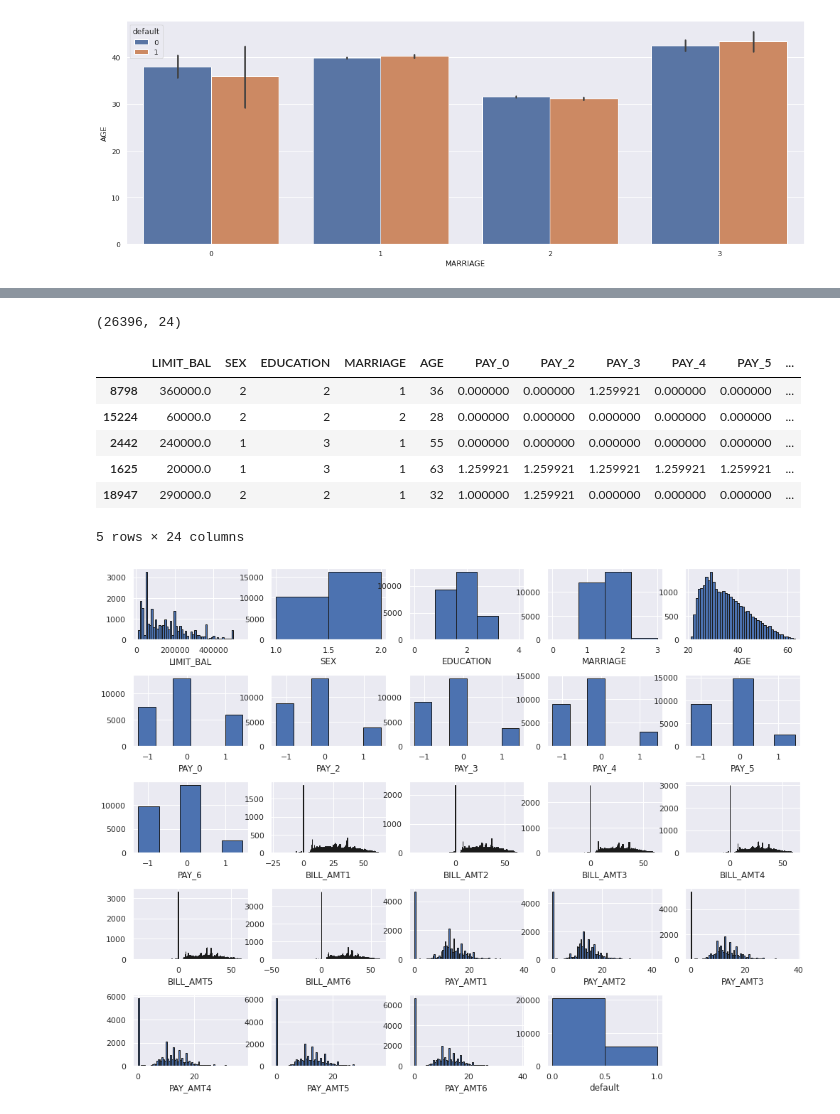
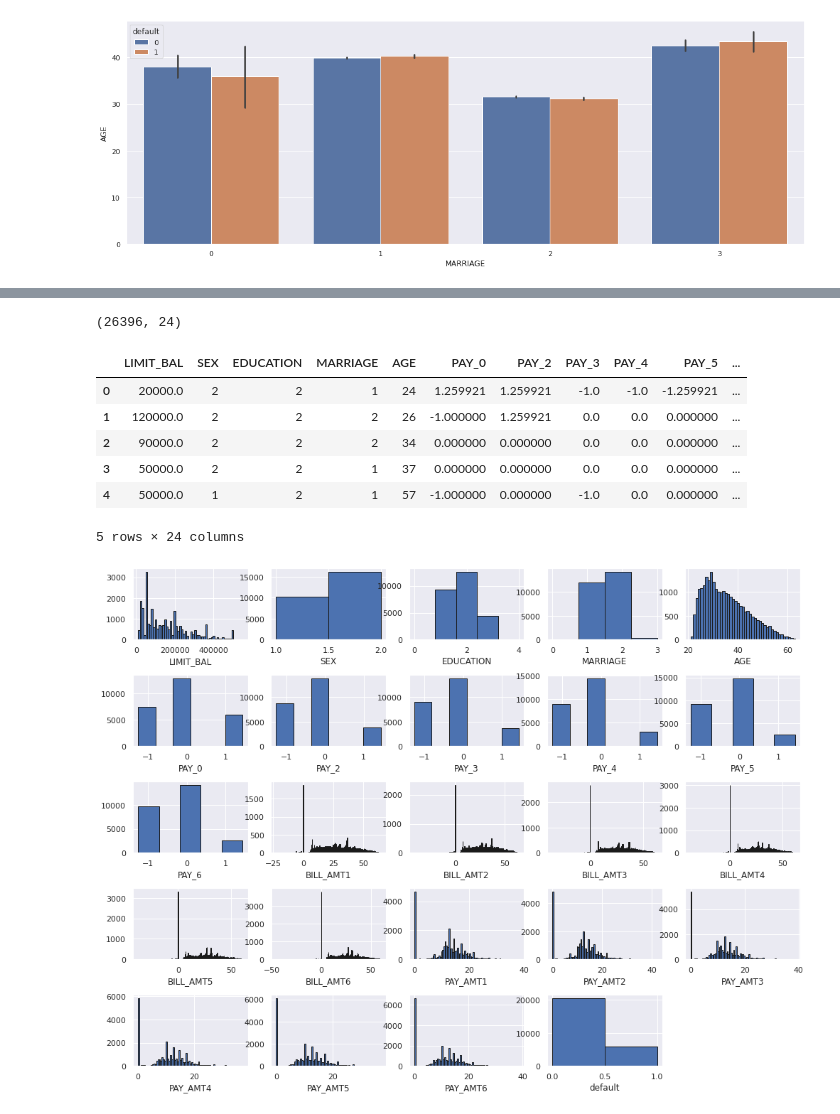
Before and after one commit to Daniil-Kiriakov/analytics-projects, a Jupyter notebook: scoring/scoring_default.ipynb, the cells around one changed output, grey strips where cells are left out. Cells and saved outputs as stored; diff of their text form; code cells hidden in the pictures.

```diff
--- a/scoring_default.ipynb
+++ b/scoring/scoring_default.ipynb
@@ -250,15 +241,15 @@ for col in df_clean.columns[5:23]:
   df_clean[col] = np.cbrt(df_clean[col])
 # %%
 print(df_clean.shape)
-df_clean.sample(5)
+df_clean.head()
 # %% [output]
 (26396, 24)
 |  | LIMIT_BAL | SEX | EDUCATION | MARRIAGE | AGE | PAY_0 | PAY_2 | PAY_3 | PAY_4 | PAY_5 | ... |
-| 8798 | 360000.0 | 2 | 2 | 1 | 36 | 0.000000 | 0.000000 | 1.259921 | 0.000000 | 0.000000 | ... |
-| 15224 | 60000.0 | 2 | 2 | 2 | 28 | 0.000000 | 0.000000 | 0.000000 | 0.000000 | 0.000000 | ... |
-| 2442 | 240000.0 | 1 | 3 | 1 | 55 | 0.000000 | 0.000000 | 0.000000 | 0.000000 | 0.000000 | ... |
-| 1625 | 20000.0 | 1 | 3 | 1 | 63 | 1.259921 | 1.259921 | 1.259921 | 1.259921 | 1.259921 | ... |
-| 18947 | 290000.0 | 2 | 2 | 1 | 32 | 1.000000 | 1.259921 | 0.000000 | 0.000000 | 0.000000 | ... |
+| 0 | 20000.0 | 2 | 2 | 1 | 24 | 1.259921 | 1.259921 | -1.0 | -1.0 | -1.259921 | ... |
+| 1 | 120000.0 | 2 | 2 | 2 | 26 | -1.000000 | 1.259921 | 0.0 | 0.0 | 0.000000 | ... |
+| 2 | 90000.0 | 2 | 2 | 2 | 34 | 0.000000 | 0.000000 | 0.0 | 0.0 | 0.000000 | ... |
+| 3 | 50000.0 | 2 | 2 | 1 | 37 | 0.000000 | 0.000000 | 0.0 | 0.0 | 0.000000 | ... |
+| 4 | 50000.0 | 1 | 2 | 1 | 57 | -1.000000 | 0.000000 | -1.0 | 0.0 | 0.000000 | ... |
 5 rows × 24 columns
 # %%
 plt.figure(figsize=(15, 12))
```
Also changed, not shown: parts of 7 cells of this notebook, 1 other file.
